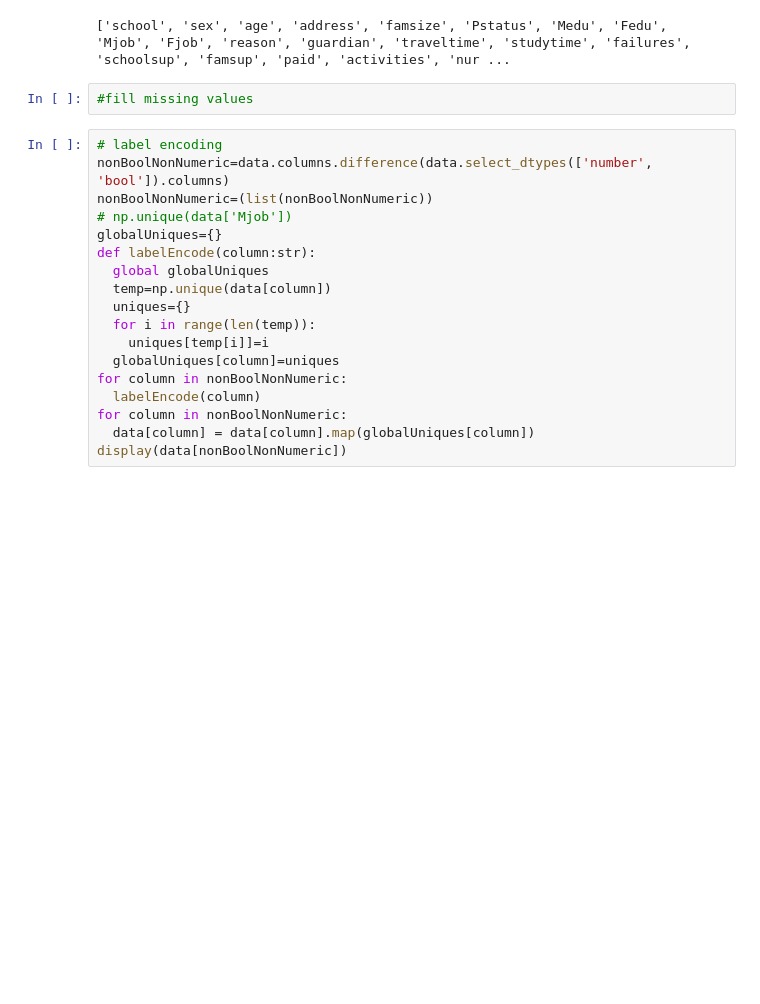
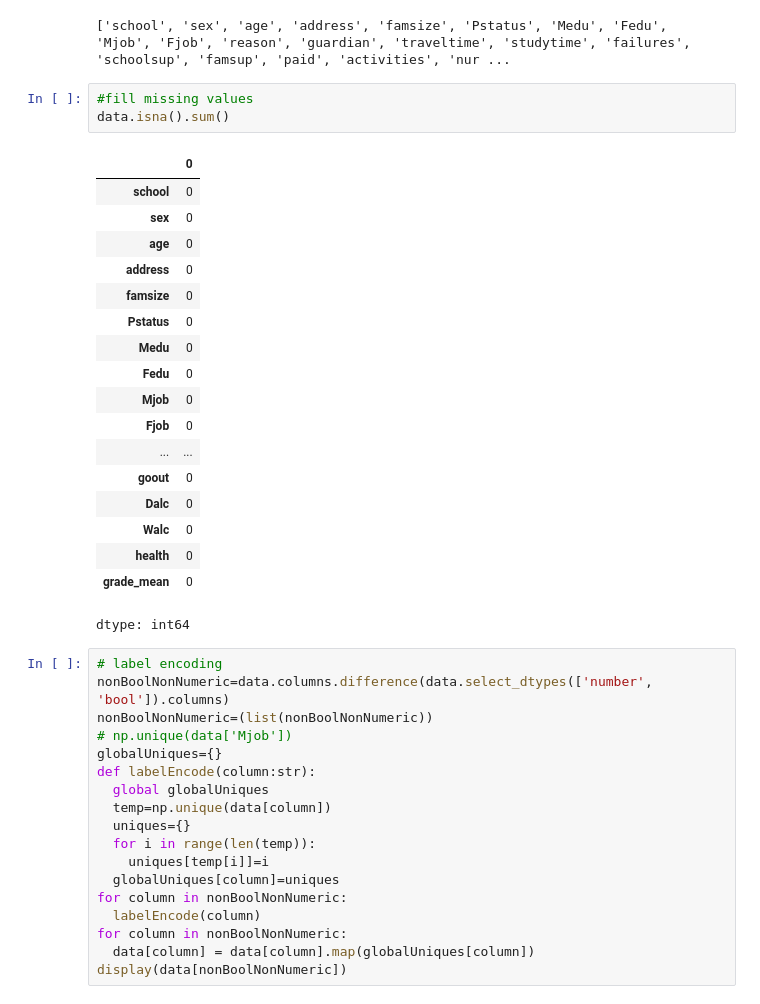
Before and after one commit to Deep-relay/DMA-Lab, a Jupyter notebook: Evaluation/Evaluation.ipynb, the cells around one changed output. Drawn from its saved outputs; the diff is of its cells as text; blank space fills up the shorter version.

```diff
--- a/Evaluation/Evaluation.ipynb
+++ b/Evaluation/Evaluation.ipynb
@@ -118,6 +118,26 @@ print(list(data))
 ['school', 'sex', 'age', 'address', 'famsize', 'Pstatus', 'Medu', 'Fedu', 'Mjob', 'Fjob', 'reason', 'guardian', 'traveltime', 'studytime', 'failures', 'schoolsup', 'famsup', 'paid', 'activities', 'nur ...
 # %%
 #fill missing values
+data.isna().sum()
+# %% [output]
+|  | 0 |
+| school | 0 |
+| sex | 0 |
+| age | 0 |
+| address | 0 |
+| famsize | 0 |
+| Pstatus | 0 |
+| Medu | 0 |
+| Fedu | 0 |
+| Mjob | 0 |
+| Fjob | 0 |
+| ... | ... |
+| goout | 0 |
+| Dalc | 0 |
+| Walc | 0 |
+| health | 0 |
+| grade_mean | 0 |
+dtype: int64
 # %%
 # label encoding
 nonBoolNonNumeric=data.columns.difference(data.select_dtypes(['number', 'bool']).columns)
```
